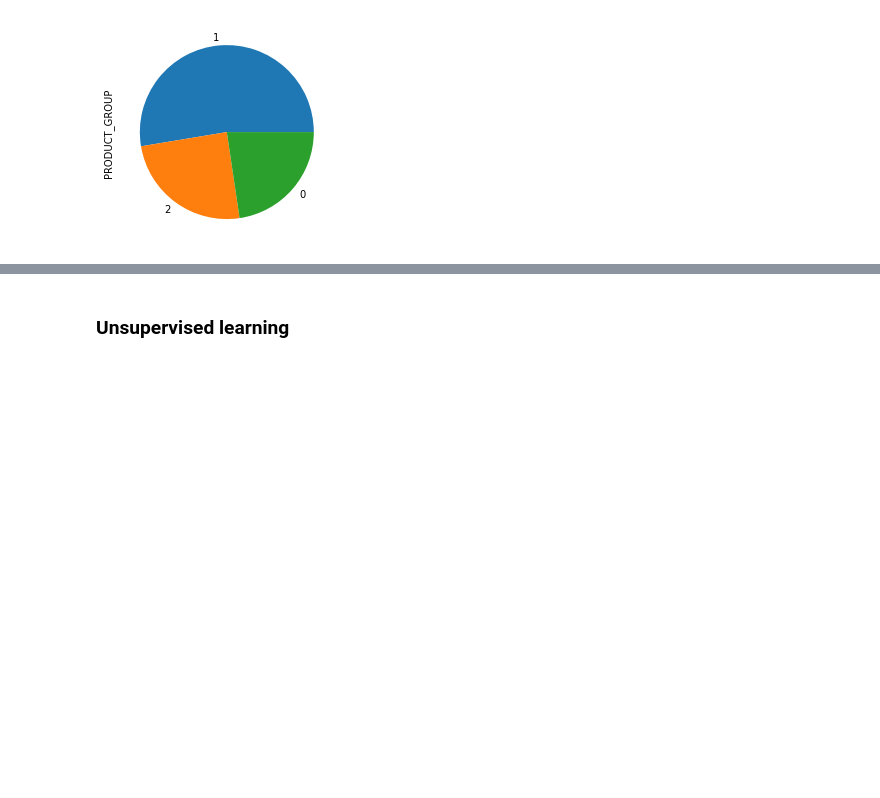
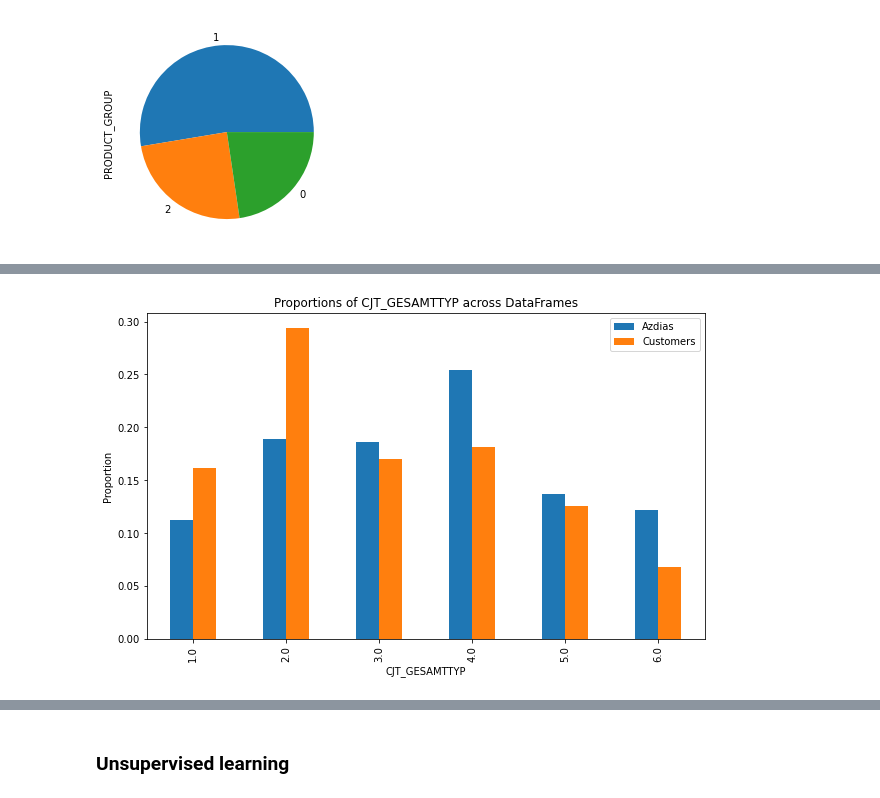
Before and after one commit to ditivaidya/Udacity-Project-IV, a Jupyter notebook: Arvato Project Workbook.ipynb, the cells around one changed output, grey strips where cells are left out. Saved outputs shown, nothing was run; the diff lists cells and outputs as text; code cells hidden in the pictures; blank space fills up the shorter version.

```diff
--- a/Arvato Project Workbook.ipynb
+++ b/Arvato Project Workbook.ipynb
@@ -474,0 +440,4 @@ createhist('CAMEO_DEUG_2015')
+# %%
+viz_difference('CJT_GESAMTTYP', df1 = azdias_clean_clust, df2 = cust_clean_clust)
+# %% [output]
+[figure, added]
```
Also changed, not shown: parts of 37 cells of this notebook.
